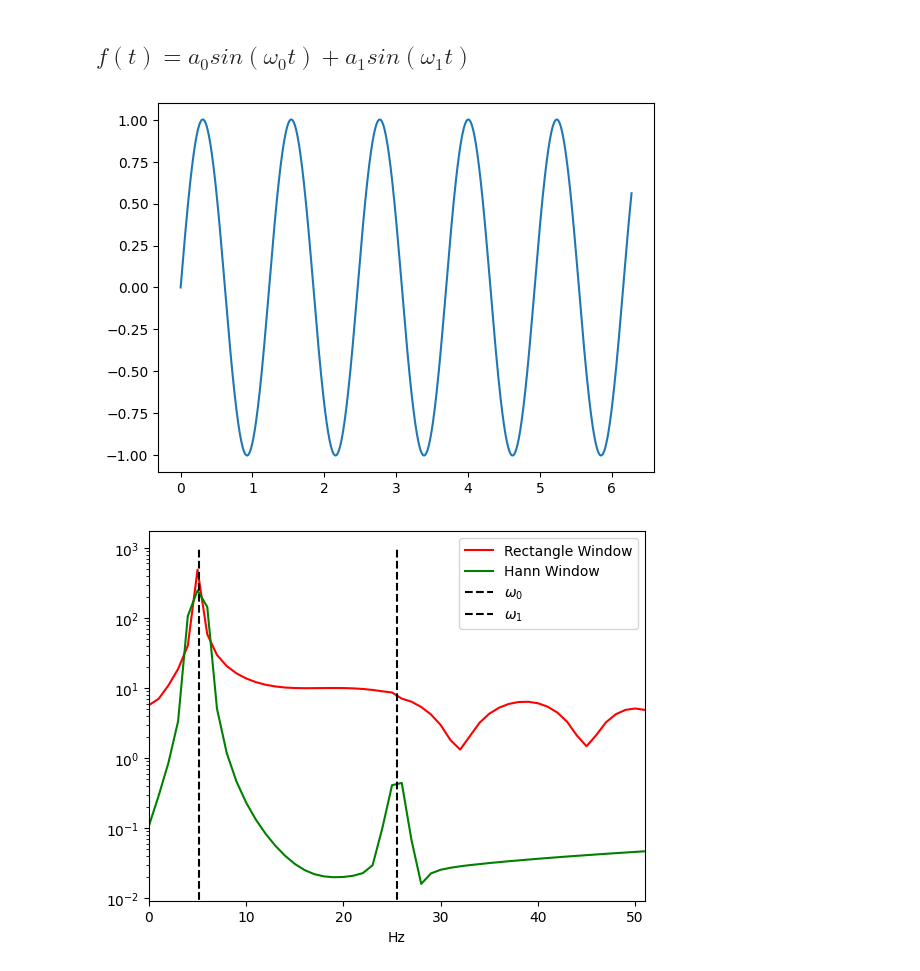
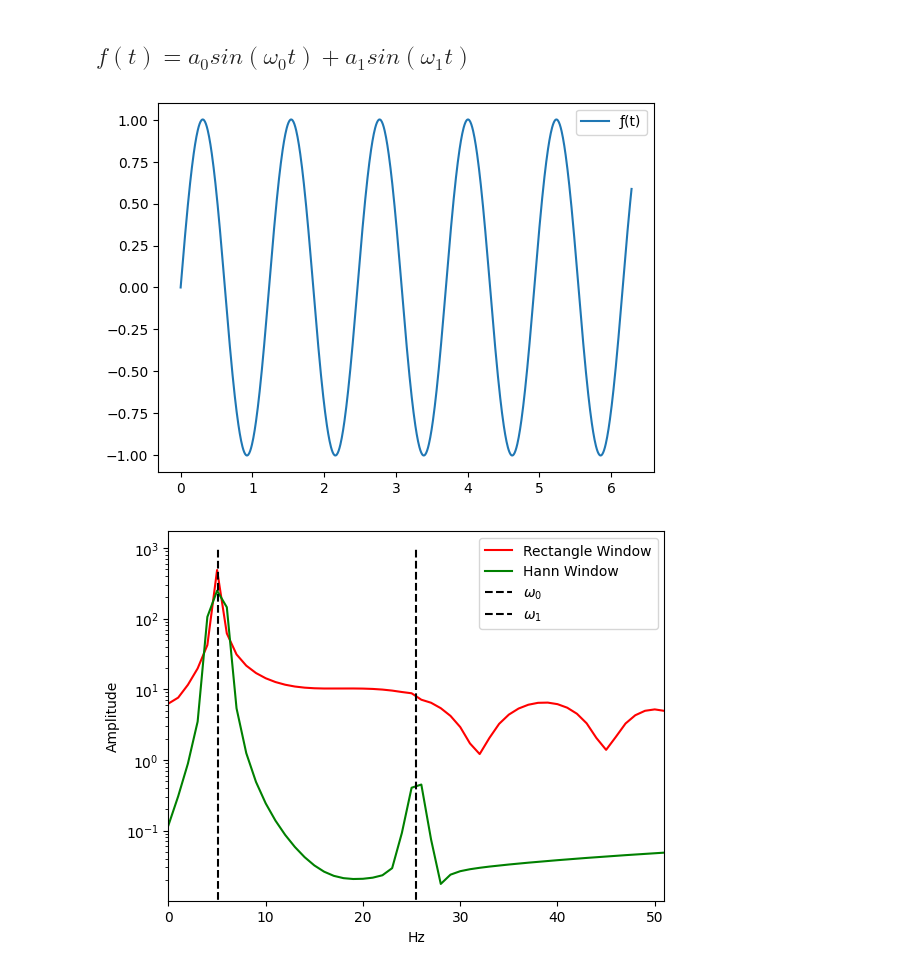
Before and after one commit to dckokis/OVF, a Jupyter notebook: task12/task12.ipynb, the cells around one changed output. Saved outputs shown, nothing was run; the diff lists cells and outputs as text; code cells hidden in the pictures.

```diff
--- a/task12/task12.ipynb
+++ b/task12/task12.ipynb
@@ -27,31 +27,31 @@ def discreteFourierTransform(f, window):
 w0 = 5.1
 w1 = 5 * w0
 
-fs = 1000
 n = 1000
-T = 2 * np.pi * np.arange(n) / fs
-frequencies = np.linspace(0, fs / 2, int(n / 2))
+T = np.linspace(0, 2 * np.pi, n)
 # %% [markdown]
 ## $f(t)=a_{0}sin(\omega_{0}t)+a_{1}sin(\omega_{1}t)$
 # %%
 f = a0 * np.sin(w0 * T) + a1 * np.sin(w1 * T)
 # %%
-plt.plot(T, f)
+plt.plot(T, f, label='ƒ(t)')
+plt.legend()
 plt.show()
 # %% [output]
-[figure, old version]
+[figure, new version]
 # %%
-spectrumRectangle = discreteFourierTransform(f, rectangleWindow)[:frequencies.size]
-spectrumHann = discreteFourierTransform(f, hannWindow)[:frequencies.size]
+spectrumRectangle = discreteFourierTransform(f, rectangleWindow)
+spectrumHann = discreteFourierTransform(f, hannWindow)
 # %%
-plt.plot(np.abs(spectrumRectangle),'' , label='Rectangle Window', c='r')
+plt.plot(np.abs(spectrumRectangle), '', label='Rectangle Window', c='r')
 plt.plot(np.abs(spectrumHann), label='Hann Window', c='g')
 plt.vlines(w0, 0, 1000, linestyles='--', label=f'$\omega_{0}$', colors='k')
 plt.vlines(w1, 0, 1000, linestyles='--', label=f'$\omega_{1}$', colors='k')
 plt.xlim([0, max(w0, w1) * 2])
 plt.xlabel("Hz")
+plt.ylabel("Amplitude")
 plt.yscale('log')
 plt.legend()
 plt.show()
 # %% [output]
-[figure, old version]
+[figure, new version]
```
Also changed, not shown: 1 other file.
